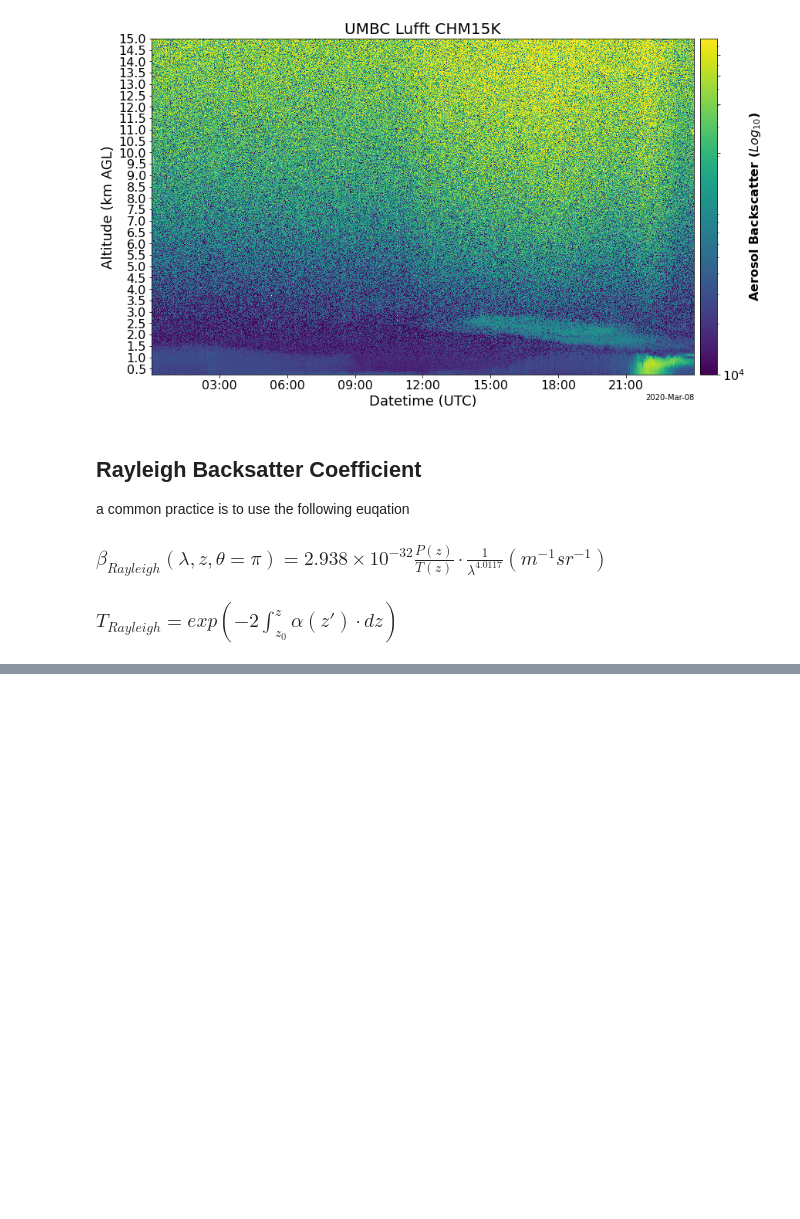
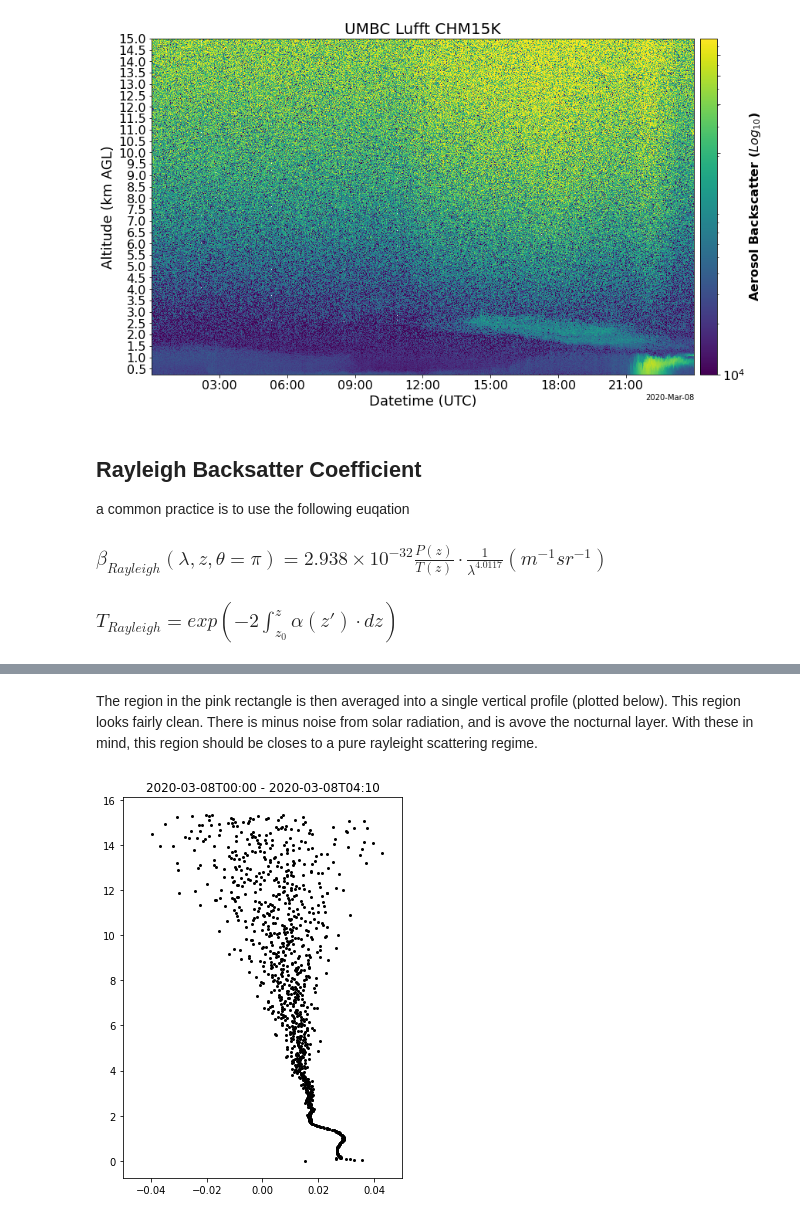
Before and after one commit to moroots/CourseWork, a Jupyter notebook: PHYS650/HW01_Ceilometer-checkpoint.ipynb, the cells around one changed output, grey strips where cells are left out. Saved outputs shown, nothing was run; the diff lists cells and outputs as text; code cells hidden in the pictures; blank space fills up the shorter version.

```diff
--- a/PHYS650/HW01_Ceilometer-checkpoint.ipynb
+++ b/PHYS650/HW01_Ceilometer-checkpoint.ipynb
@@ -300,0 +306,12 @@ X, Y, Z = plot(**parms)
+# %% [markdown]
+The region in the pink rectangle is then averaged into a single vertical profile (plotted below). This region looks fairly clean. There is minus noise from solar radiation, and is avove the nocturnal layer. With these in mind, this region should be closes to a pure rayleight scattering regime.
+# %%
+RCS_avg = np.nanmean(RCS[:, tr[0]:tr[1]], axis=1)
+
+plt.figure(figsize=(5, 7))
+plt.title(f"{dateTime[tr[0]].astype('datetime64[m]')} - {dateTime[tr[1]].astype('datetime64[m]')}")
+plt.plot(RCS_avg / 1000**2, altitude, label="RCS", color="k", marker="o", linestyle="", markersize=2)
+plt.xlim(-0.05, 0.05)
+plt.show()
+# %% [output]
+[figure, new version]
```
Also changed, not shown: parts of 12 cells of this notebook.
